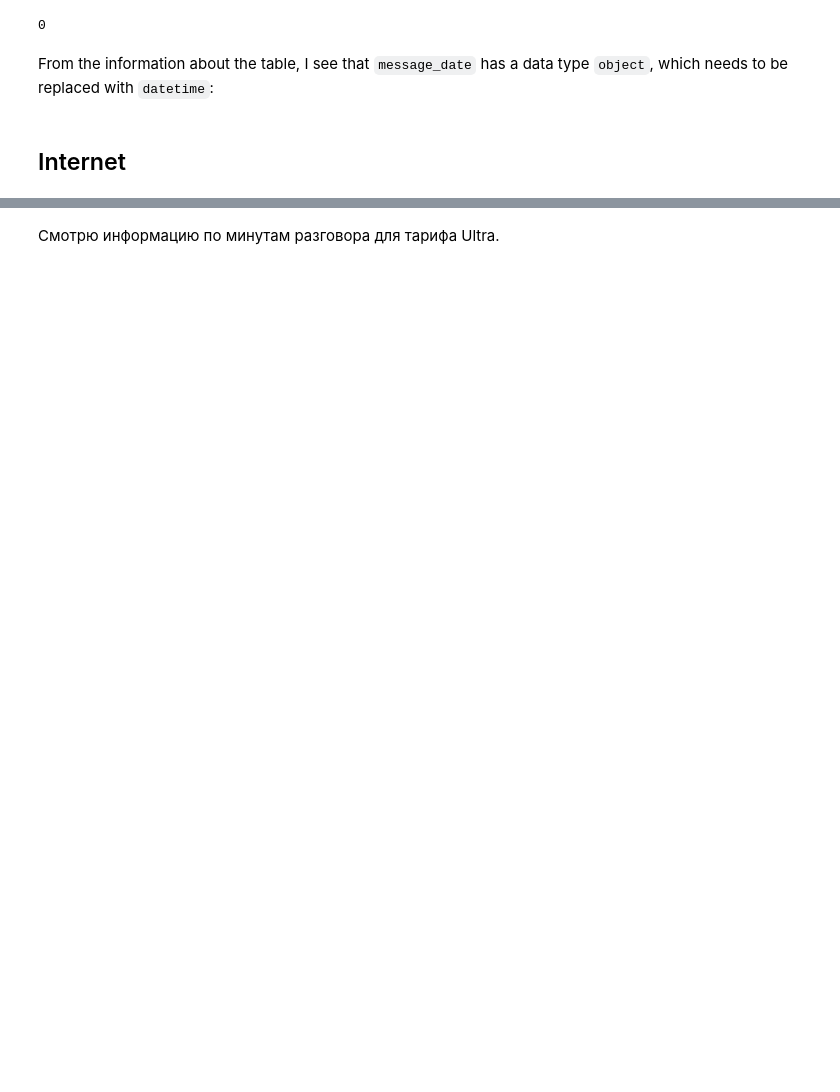
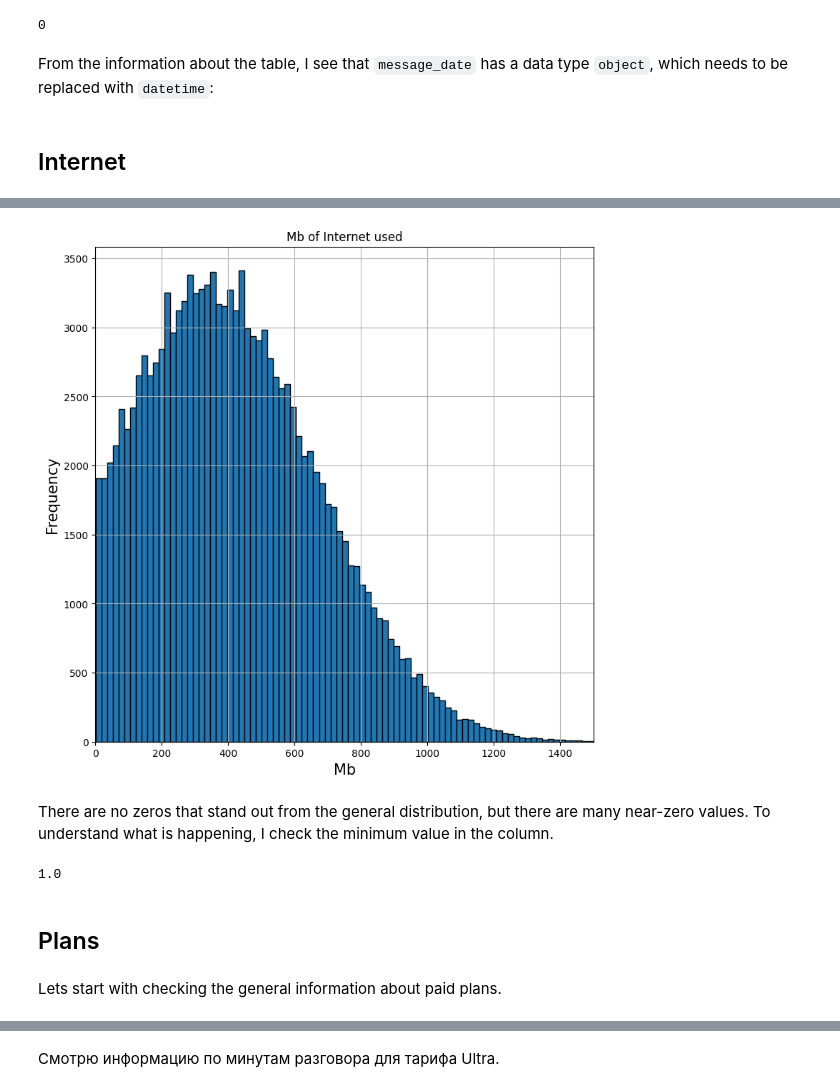
Before and after one commit to f4n9x/da_portfolio, a Jupyter notebook: mobile_plan_research.ipynb, the cells around one changed output, grey strips where cells are left out. Drawn from its saved outputs; the diff is of its cells as text; code cells hidden in the pictures; blank space fills up the shorter version.

```diff
--- a/mobile_plan_research.ipynb
+++ b/mobile_plan_research.ipynb
@@ -473,0 +430,22 @@ tariffs.head()
+# %%
+# checking the hist view
+internet['mb_used'].plot(kind='hist', ec='black', bins=100, figsize=(9, 9), grid=True)
+plt.xlabel('Mb', fontsize=15)
+plt.ylabel('Frequency', fontsize=15)
+plt.title('Mb of Internet used')
+plt.xlim([0, 1500])
+plt.show()
+# %% [output]
+[figure, added]
+# %% [markdown]
+
+There are no zeros that stand out from the general distribution, but there are many near-zero values. To understand what is happening, I check the minimum value in the column.
+# %%
+# checking what is the mininal value
+internet['mb_used'].min()
+# %% [output]
+1.0
+# %% [markdown]
+## Plans
+# %% [markdown]
+Lets start with checking the general information about paid plans.
```
Also changed, not shown: parts of 257 cells of this notebook.
